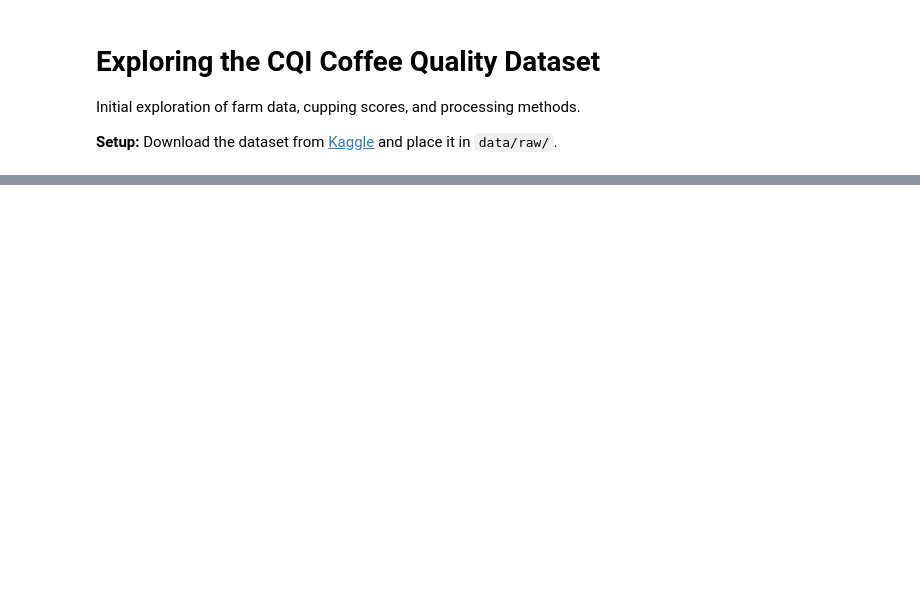
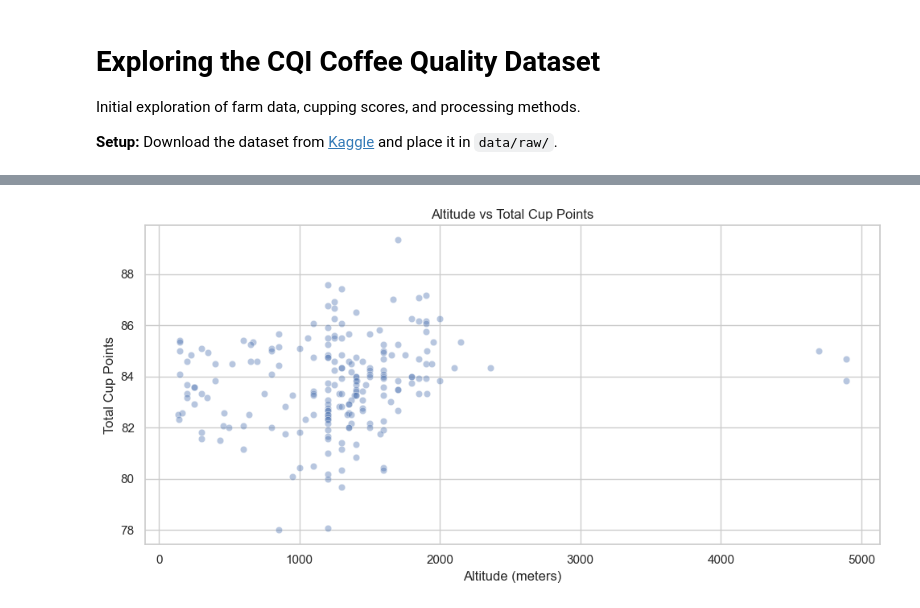
Before and after one commit to jsdrews/coffee-data, a Jupyter notebook: notebooks/01_explore_cqi.ipynb, the cells around one changed output, grey strips where cells are left out. Cells and saved outputs as stored; diff of their text form; code cells hidden in the pictures; blank space fills up the shorter version.

```diff
--- a/notebooks/01_explore_cqi.ipynb
+++ b/notebooks/01_explore_cqi.ipynb
@@ -40,13 +52,18 @@ if "country_of_origin" in df.columns:
 # %%
 # Altitude vs total cupping score
-if "altitude_mean_meters" in df.columns and "total_cup_points" in df.columns:
-    clean = df.dropna(subset=["altitude_mean_meters", "total_cup_points"])
-    clean = clean[clean["altitude_mean_meters"] < 5000]  # filter outliers
+# Parse altitude to numeric (may contain ranges like "1700-1930")
+alt = df["altitude"].astype(str).str.extract(r"(\d+)")[0].astype(float)
+df["altitude_numeric"] = alt
 
-    plt.figure(figsize=(10, 5))
-    sns.scatterplot(data=clean, x="altitude_mean_meters", y="total_cup_points", alpha=0.4)
-    plt.title("Altitude vs Total Cup Points")
-    plt.xlabel("Altitude (meters)")
-    plt.ylabel("Total Cup Points")
-    plt.tight_layout()
-    plt.show()
+clean = df.dropna(subset=["altitude_numeric", "total_cup_points"])
+clean = clean[clean["altitude_numeric"] < 5000]  # filter outliers
+
+plt.figure(figsize=(10, 5))
+sns.scatterplot(data=clean, x="altitude_numeric", y="total_cup_points", alpha=0.4)
+plt.title("Altitude vs Total Cup Points")
+plt.xlabel("Altitude (meters)")
+plt.ylabel("Total Cup Points")
+plt.tight_layout()
+plt.show()
+# %% [output]
+[figure, added]
```
Also changed, not shown: parts of 3 cells of this notebook, 7 other files.
